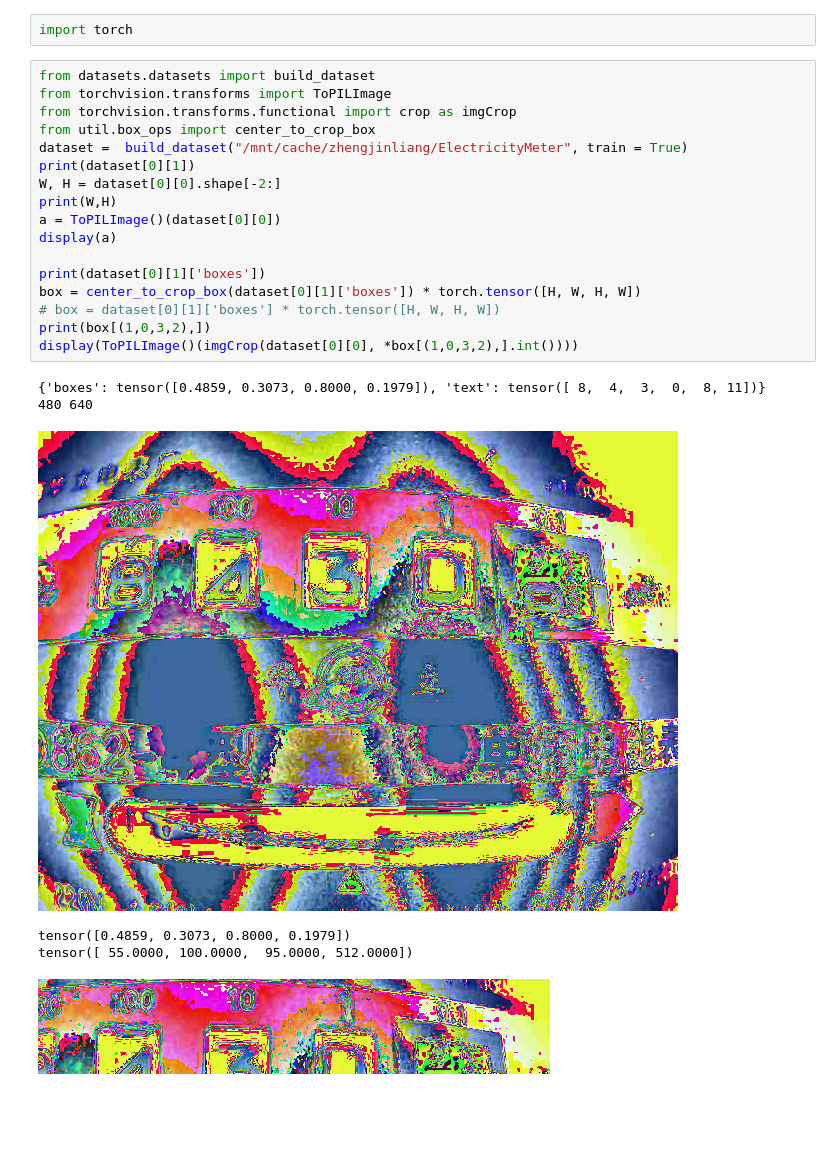
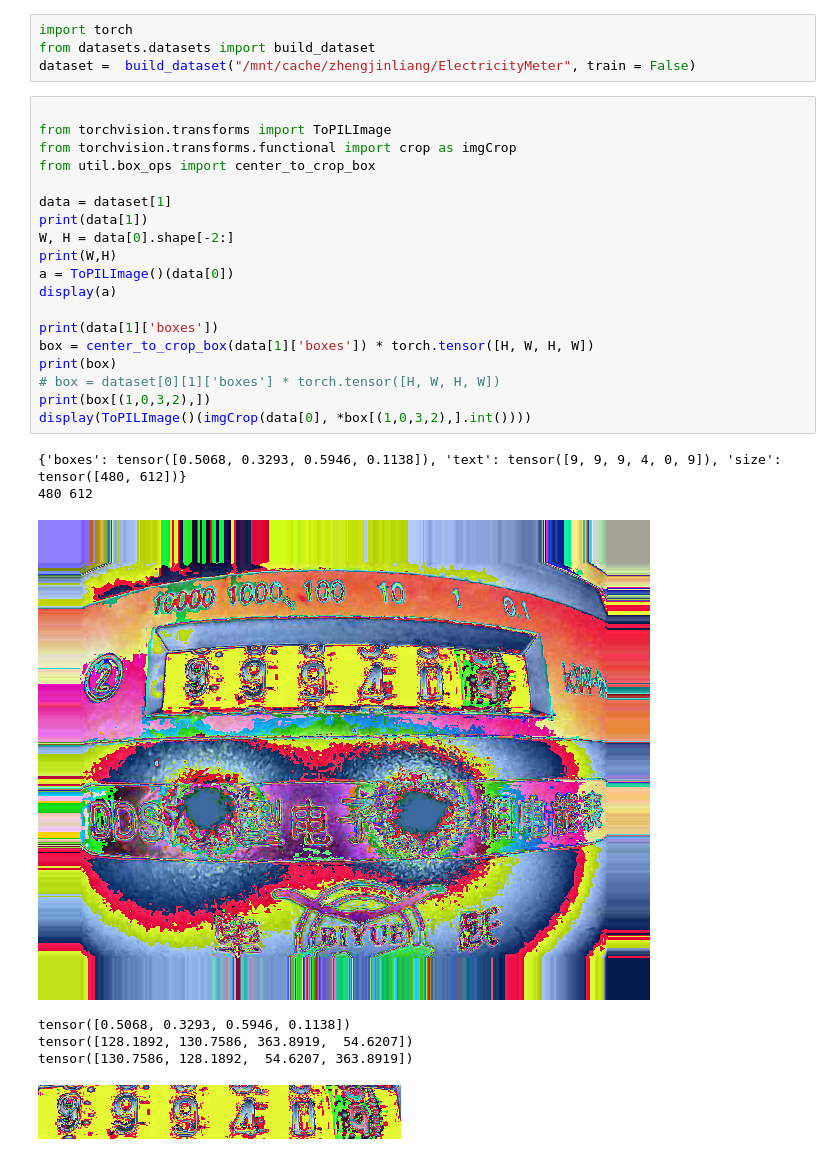
Before and after one commit to zjl222666/ML_Assignment_Ammter, a Jupyter notebook: test.ipynb, the cells around one changed output. Saved outputs shown, nothing was run; the diff lists cells and outputs as text; blank space fills up the shorter version.

```diff
--- a/test.ipynb
+++ b/test.ipynb
@@ -1,26 +1,31 @@
-# %%
-import torch
+# %%
+import torch
+from datasets.datasets import build_dataset
+dataset =  build_dataset("/mnt/cache/zhengjinliang/ElectricityMeter", train = False)
 # %%
-from datasets.datasets import build_dataset
+
 from torchvision.transforms import ToPILImage
 from torchvision.transforms.functional import crop as imgCrop
 from util.box_ops import center_to_crop_box
-dataset =  build_dataset("/mnt/cache/zhengjinliang/ElectricityMeter", train = True)
-print(dataset[0][1])
-W, H = dataset[0][0].shape[-2:]
+
+data = dataset[1]
+print(data[1])
+W, H = data[0].shape[-2:]
 print(W,H)
-a = ToPILImage()(dataset[0][0])
+a = ToPILImage()(data[0])
 display(a)
 
-print(dataset[0][1]['boxes'])
-box = center_to_crop_box(dataset[0][1]['boxes']) * torch.tensor([H, W, H, W])
+print(data[1]['boxes'])
+box = center_to_crop_box(data[1]['boxes']) * torch.tensor([H, W, H, W])
+print(box)
 # box = dataset[0][1]['boxes'] * torch.tensor([H, W, H, W])
 print(box[(1,0,3,2),])
-display(ToPILImage()(imgCrop(dataset[0][0], *box[(1,0,3,2),].int())))
+display(ToPILImage()(imgCrop(data[0], *box[(1,0,3,2),].int())))
 # %% [output]
-{'boxes': tensor([0.4859, 0.3073, 0.8000, 0.1979]), 'text': tensor([ 8,  4,  3,  0,  8, 11])}
-480 640
+{'boxes': tensor([0.5068, 0.3293, 0.5946, 0.1138]), 'text': tensor([9, 9, 9, 4, 0, 9]), 'size': tensor([480, 612])}
+480 612
-[figure, old version]
+[figure, new version]
-tensor([0.4859, 0.3073, 0.8000, 0.1979])
-tensor([ 55.0000, 100.0000,  95.0000, 512.0000])
+tensor([0.5068, 0.3293, 0.5946, 0.1138])
+tensor([128.1892, 130.7586, 363.8919,  54.6207])
+tensor([130.7586, 128.1892,  54.6207, 363.8919])
-[figure, old version]
+[figure, new version]
```
Also changed, not shown: parts of 7 cells of this notebook, 19 other files.
